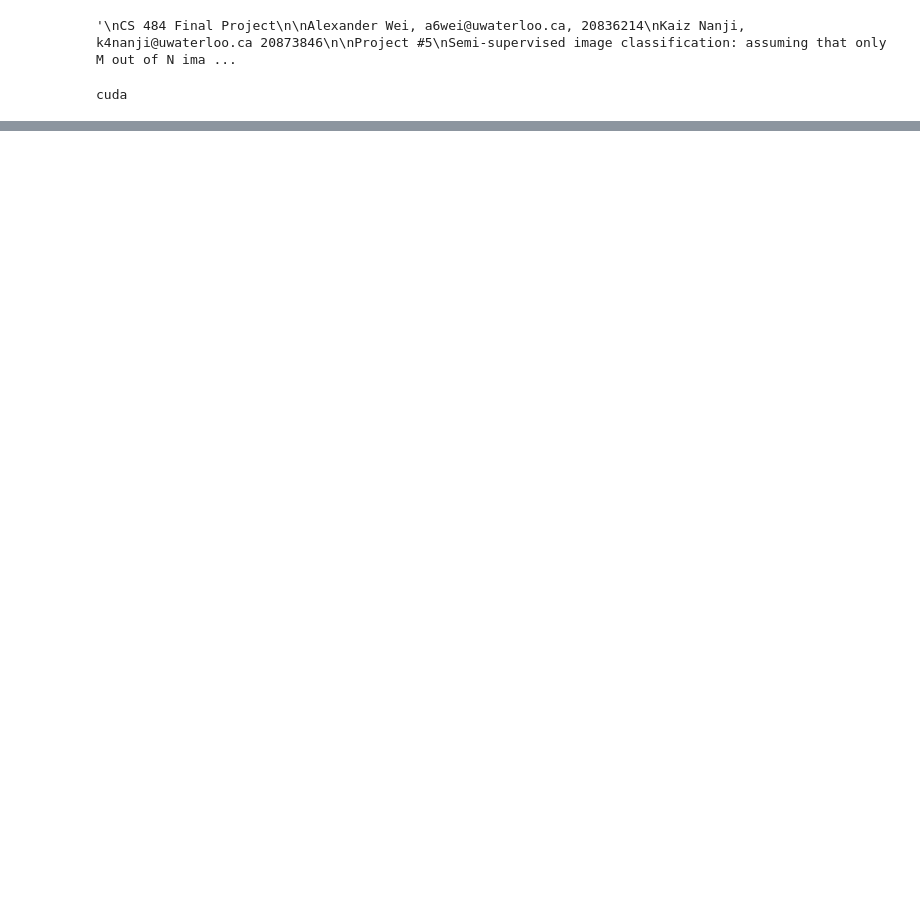
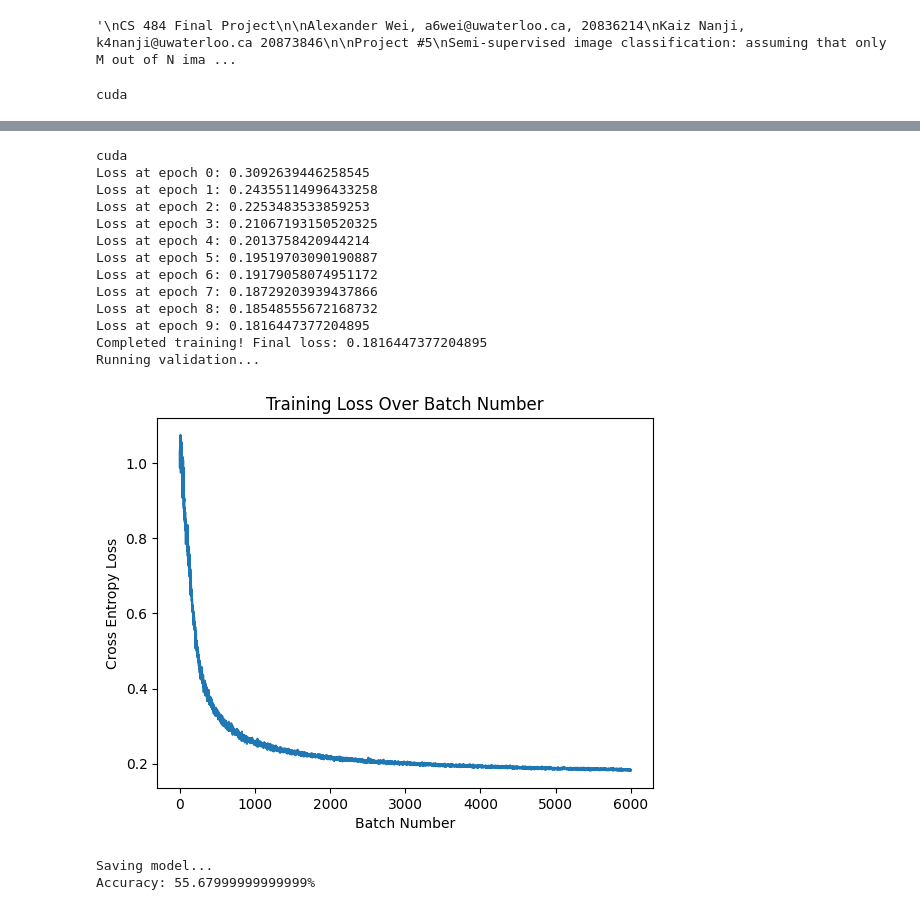
Before and after one commit to awei799331/cs484-final-project, a Jupyter notebook: main.ipynb, the cells around one changed output, grey strips where cells are left out. Saved outputs shown, nothing was run; the diff lists cells and outputs as text; code cells hidden in the pictures; blank space fills up the shorter version.

```diff
--- a/main.ipynb
+++ b/main.ipynb
@@ -317,0 +234,21 @@ Accuracy: 62.470000000000006%
+# %%
+network = ClassificationNetwork(0.2)
+network.train(epochs=10, train_with_all_labeled=True)
+network.run_kmeans()
+# %% [output]
+cuda
+Loss at epoch 0: 0.3092639446258545
+Loss at epoch 1: 0.24355114996433258
+Loss at epoch 2: 0.2253483533859253
+Loss at epoch 3: 0.21067193150520325
+Loss at epoch 4: 0.2013758420944214
+Loss at epoch 5: 0.19519703090190887
+Loss at epoch 6: 0.19179058074951172
+Loss at epoch 7: 0.18729203939437866
+Loss at epoch 8: 0.18548555672168732
+Loss at epoch 9: 0.1816447377204895
+Completed training! Final loss: 0.1816447377204895
+Running validation...
+[figure, added]
+Saving model...
+Accuracy: 55.67999999999999%
```
Also changed, not shown: parts of 14 cells of this notebook, 1 other file.
